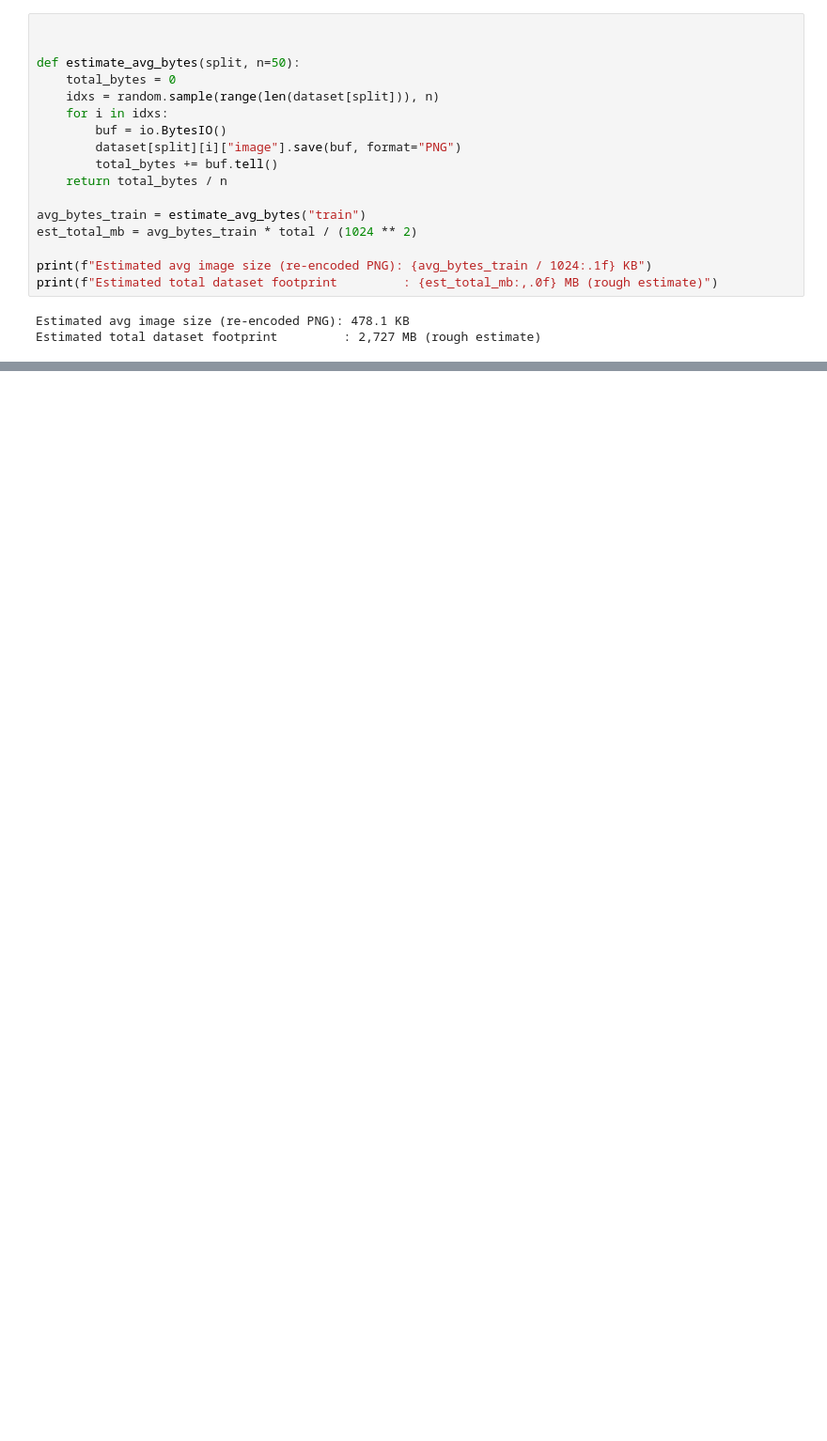
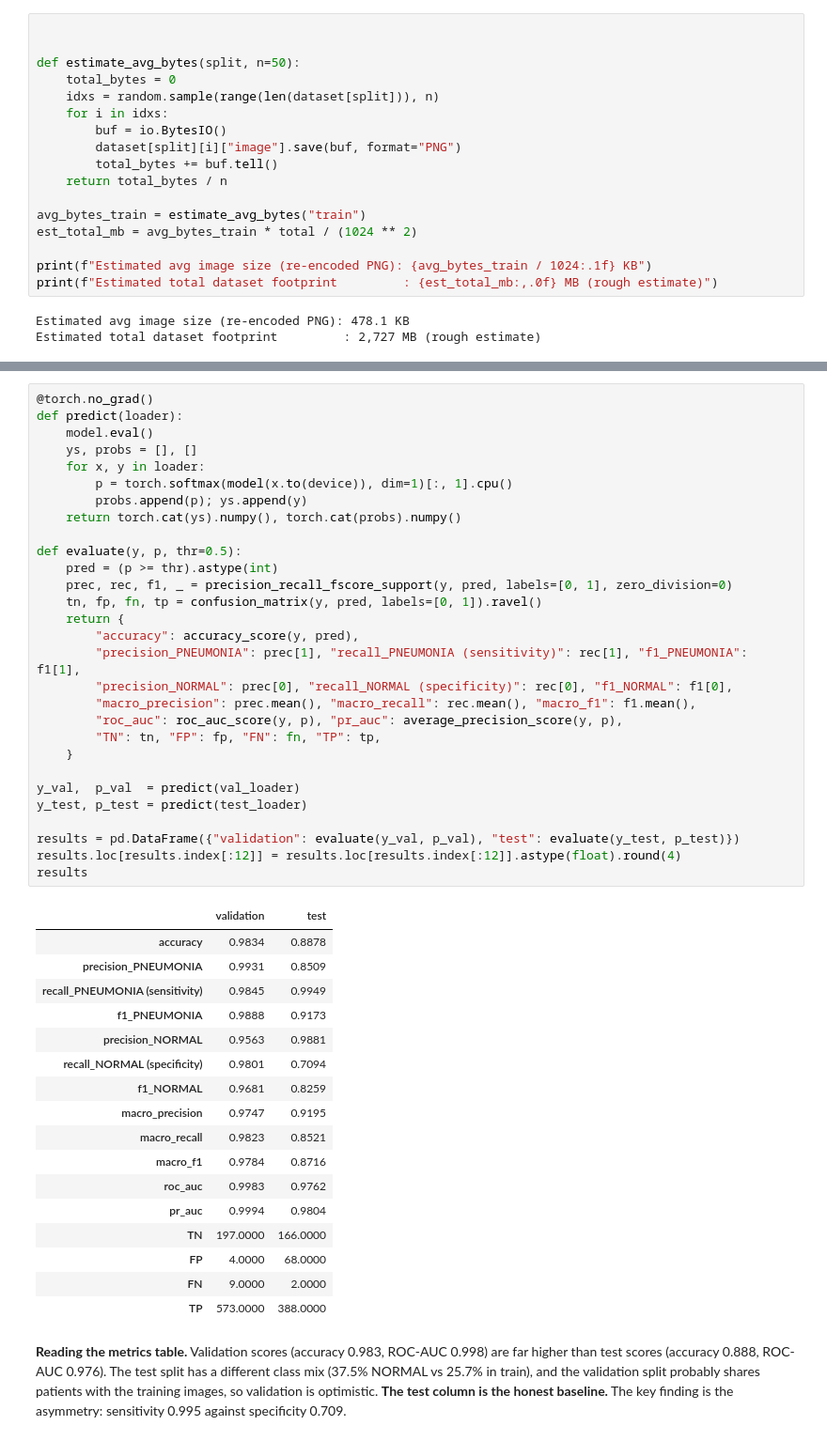
Before and after one commit to sumit939/DSBA-6165, a Jupyter notebook: Deep_Learning_Project.ipynb, the cells around one changed output, grey strips where cells are left out. Shown at 94% size. Cells and saved outputs as stored; diff of their text form; blank space fills up the shorter version.

```diff
--- a/Deep_Learning_Project.ipynb
+++ b/Deep_Learning_Project.ipynb
@@ -456,0 +807,49 @@ Estimated total dataset footprint         : 2,727 MB (rough estimate)
+# %%
+@torch.no_grad()
+def predict(loader):
+    model.eval()
+    ys, probs = [], []
+    for x, y in loader:
+        p = torch.softmax(model(x.to(device)), dim=1)[:, 1].cpu()
+        probs.append(p); ys.append(y)
+    return torch.cat(ys).numpy(), torch.cat(probs).numpy()
+
+def evaluate(y, p, thr=0.5):
+    pred = (p >= thr).astype(int)
+    prec, rec, f1, _ = precision_recall_fscore_support(y, pred, labels=[0, 1], zero_division=0)
+    tn, fp, fn, tp = confusion_matrix(y, pred, labels=[0, 1]).ravel()
+    return {
+        "accuracy": accuracy_score(y, pred),
+        "precision_PNEUMONIA": prec[1], "recall_PNEUMONIA (sensitivity)": rec[1], "f1_PNEUMONIA": f1[1],
+        "precision_NORMAL": prec[0], "recall_NORMAL (specificity)": rec[0], "f1_NORMAL": f1[0],
+        "macro_precision": prec.mean(), "macro_recall": rec.mean(), "macro_f1": f1.mean(),
+        "roc_auc": roc_auc_score(y, p), "pr_auc": average_precision_score(y, p),
+        "TN": tn, "FP": fp, "FN": fn, "TP": tp,
+    }
+
+y_val,  p_val  = predict(val_loader)
+y_test, p_test = predict(test_loader)
+
+results = pd.DataFrame({"validation": evaluate(y_val, p_val), "test": evaluate(y_test, p_test)})
+results.loc[results.index[:12]] = results.loc[results.index[:12]].astype(float).round(4)
+results
+# %% [output]
+|  | validation | test |
+| accuracy | 0.9834 | 0.8878 |
+| precision_PNEUMONIA | 0.9931 | 0.8509 |
+| recall_PNEUMONIA (sensitivity) | 0.9845 | 0.9949 |
+| f1_PNEUMONIA | 0.9888 | 0.9173 |
+| precision_NORMAL | 0.9563 | 0.9881 |
+| recall_NORMAL (specificity) | 0.9801 | 0.7094 |
+| f1_NORMAL | 0.9681 | 0.8259 |
+| macro_precision | 0.9747 | 0.9195 |
+| macro_recall | 0.9823 | 0.8521 |
+| macro_f1 | 0.9784 | 0.8716 |
+| roc_auc | 0.9983 | 0.9762 |
+| pr_auc | 0.9994 | 0.9804 |
+| TN | 197.0000 | 166.0000 |
+| FP | 4.0000 | 68.0000 |
+| FN | 9.0000 | 2.0000 |
+| TP | 573.0000 | 388.0000 |
+# %% [markdown]
+**Reading the metrics table.** Validation scores (accuracy 0.983, ROC-AUC 0.998) are far higher than test scores (accuracy 0.888, ROC-AUC 0.976). The test split has a different class mix (37.5% NORMAL vs 25.7% in train), and the validation split probably shares patients with the training images, so validation is optimistic. **The test column is the honest baseline.** The key finding is the asymmetry: sensitivity 0.995 against specificity 0.709.
```
Also changed, not shown: parts of 26 cells of this notebook.
